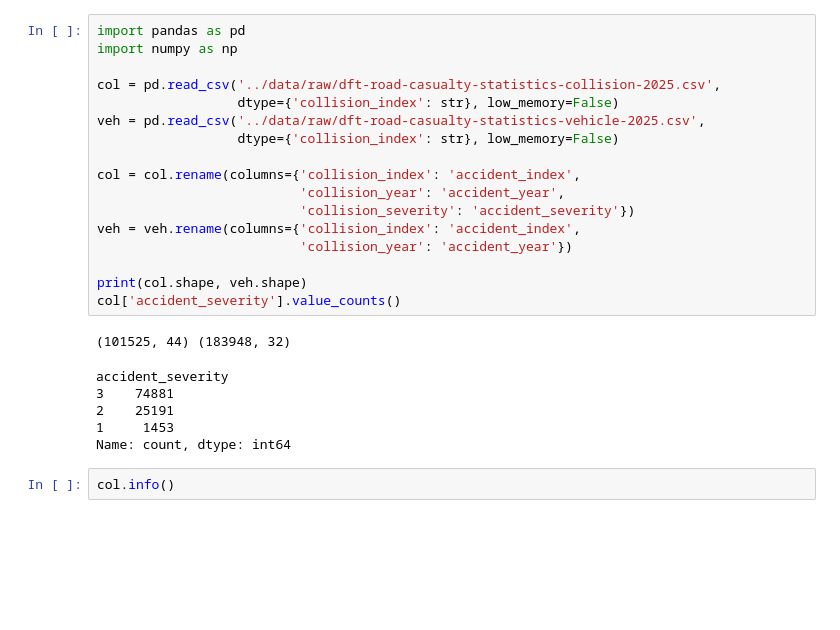
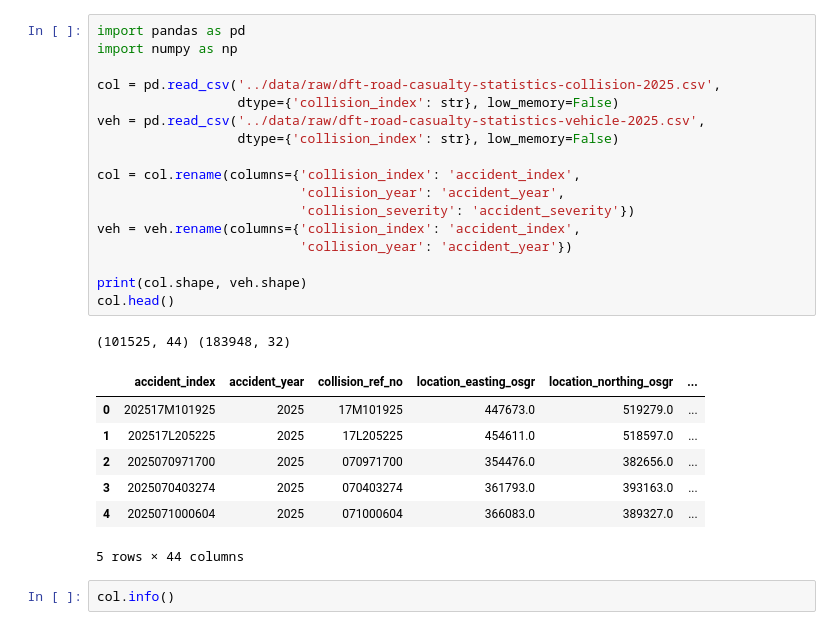
Before and after one commit to oSaio/traffic-accident-patterns, a Jupyter notebook: notebooks/01_data_prep.ipynb, the cells around one changed output. Cells and saved outputs as stored; diff of their text form; blank space fills up the shorter version.

```diff
--- a/notebooks/01_data_prep.ipynb
+++ b/notebooks/01_data_prep.ipynb
@@ -21,27 +1,29 @@ col.head()
 # %%
 import pandas as pd
 import numpy as np
 
 col = pd.read_csv('../data/raw/dft-road-casualty-statistics-collision-2025.csv',
                   dtype={'collision_index': str}, low_memory=False)
 veh = pd.read_csv('../data/raw/dft-road-casualty-statistics-vehicle-2025.csv',
                   dtype={'collision_index': str}, low_memory=False)
 
 col = col.rename(columns={'collision_index': 'accident_index',
                           'collision_year': 'accident_year',
                           'collision_severity': 'accident_severity'})
 veh = veh.rename(columns={'collision_index': 'accident_index',
                           'collision_year': 'accident_year'})
 
 print(col.shape, veh.shape)
-col['accident_severity'].value_counts()
+col.head()
 # %% [output]
 (101525, 44) (183948, 32)
+|  | accident_index | accident_year | collision_ref_no | location_easting_osgr | location_northing_osgr | ... |
+| 0 | 202517M101925 | 2025 | 17M101925 | 447673.0 | 519279.0 | ... |
+| 1 | 202517L205225 | 2025 | 17L205225 | 454611.0 | 518597.0 | ... |
+| 2 | 2025070971700 | 2025 | 070971700 | 354476.0 | 382656.0 | ... |
+| 3 | 2025070403274 | 2025 | 070403274 | 361793.0 | 393163.0 | ... |
+| 4 | 2025071000604 | 2025 | 071000604 | 366083.0 | 389327.0 | ... |
-accident_severity
-3    74881
-2    25191
-1     1453
-Name: count, dtype: int64
+5 rows × 44 columns
 # %%
 col.info()
 # %% [output]
```
Also changed, not shown: parts of 1 cell of this notebook, 2 other files.
